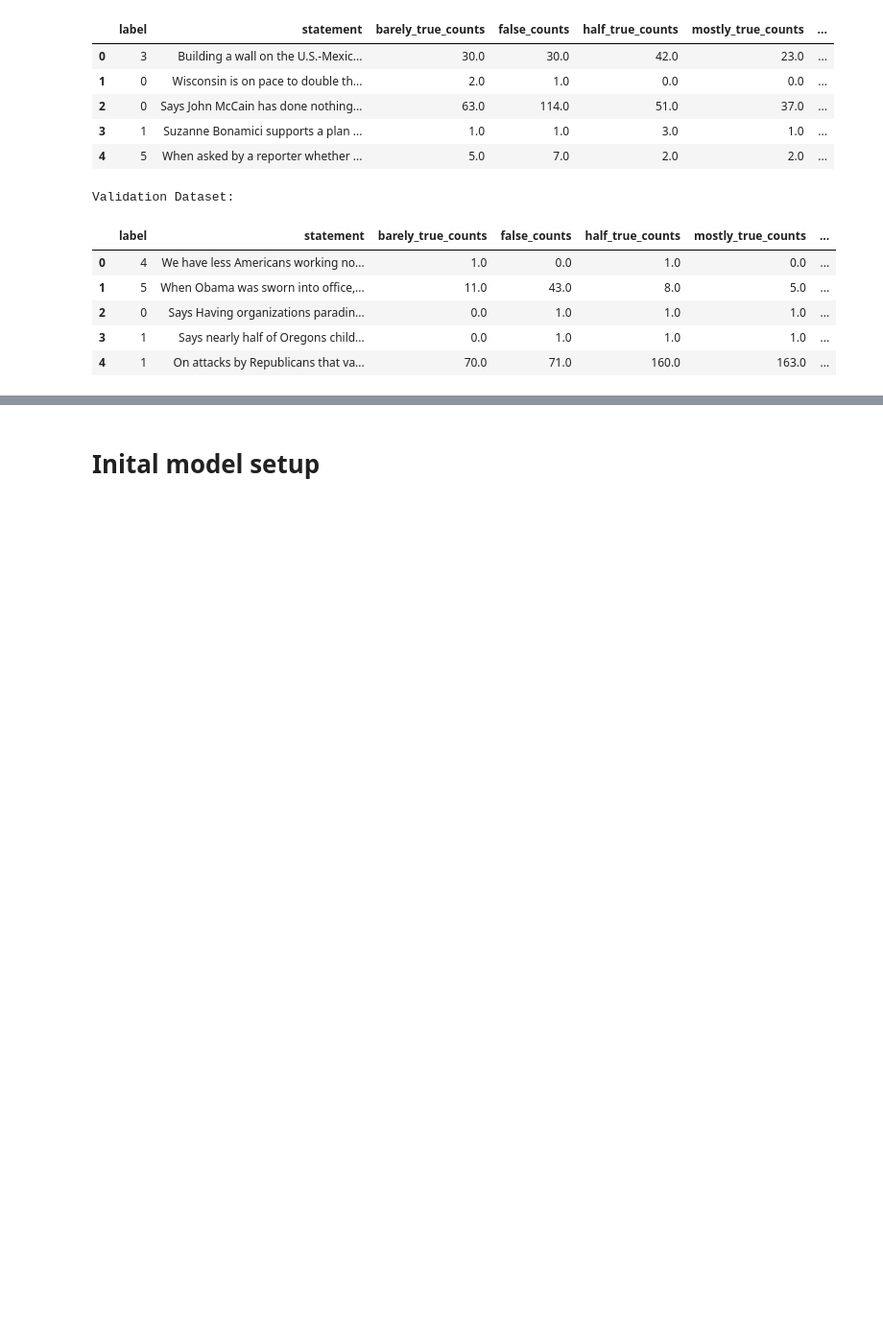
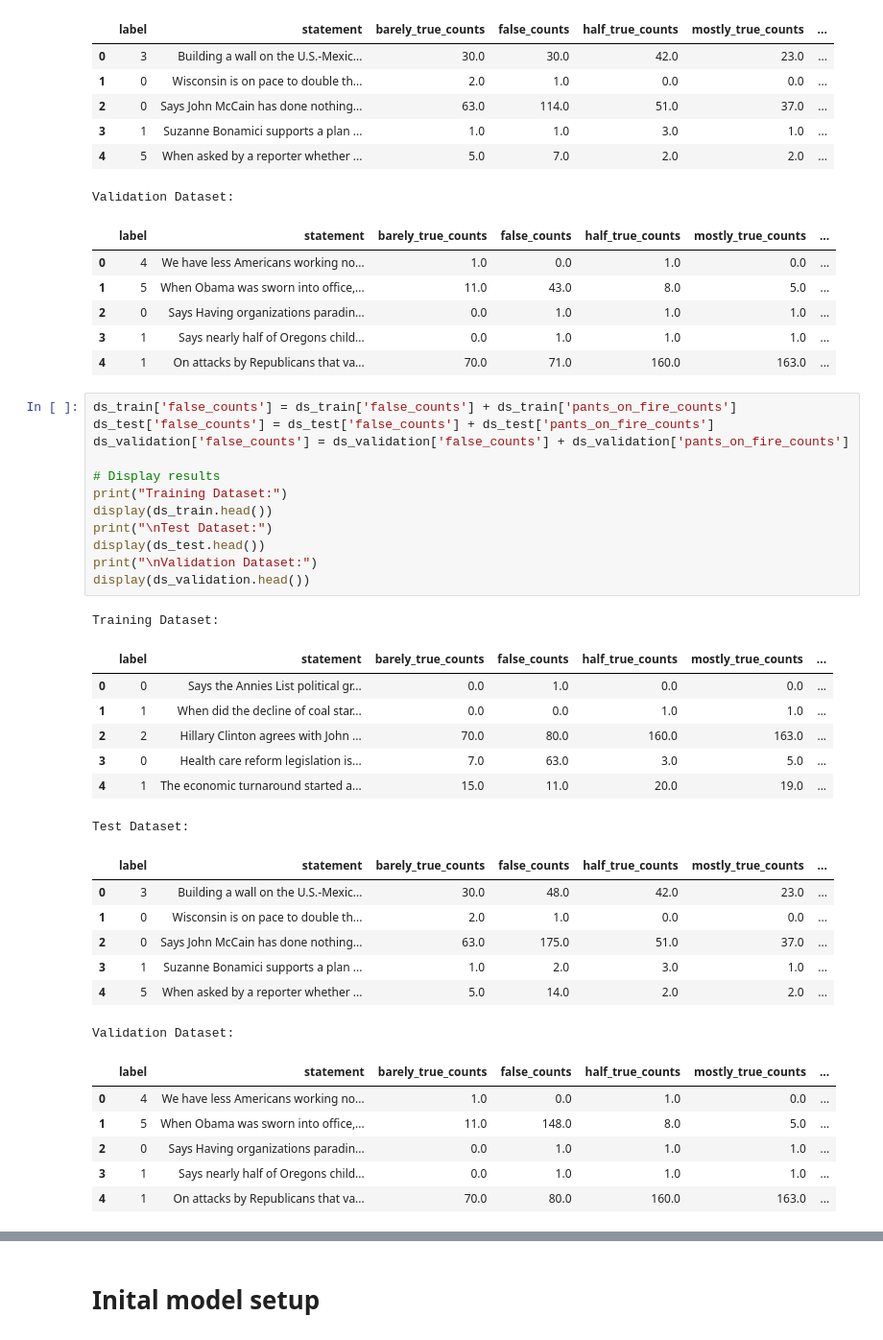
Before and after one commit to mattlundberg/Project-3, a Jupyter notebook: src/matttesting.ipynb, the cells around one changed output, grey strips where cells are left out. Shown: that part at 96% size. Cells and saved outputs as stored; diff of their text form; blank space fills up the shorter version.

```diff
--- a/src/matttesting.ipynb
+++ b/src/matttesting.ipynb
@@ -71,3 +71,37 @@ Validation Dataset:
 | 2 | 0 | Says Having organizations paradin... | 0.0 | 1.0 | 1.0 | 1.0 | ... |
 | 3 | 1 | Says nearly half of Oregons child... | 0.0 | 1.0 | 1.0 | 1.0 | ... |
 | 4 | 1 | On attacks by Republicans that va... | 70.0 | 71.0 | 160.0 | 163.0 | ... |
+# %%
+ds_train['false_counts'] = ds_train['false_counts'] + ds_train['pants_on_fire_counts']
+ds_test['false_counts'] = ds_test['false_counts'] + ds_test['pants_on_fire_counts']
+ds_validation['false_counts'] = ds_validation['false_counts'] + ds_validation['pants_on_fire_counts']
+
+# Display results
+print("Training Dataset:")
+display(ds_train.head())
+print("\nTest Dataset:")
+display(ds_test.head())
+print("\nValidation Dataset:")
+display(ds_validation.head())
+# %% [output]
+Training Dataset:
+|  | label | statement | barely_true_counts | false_counts | half_true_counts | mostly_true_counts | ... |
+| 0 | 0 | Says the Annies List political gr... | 0.0 | 1.0 | 0.0 | 0.0 | ... |
+| 1 | 1 | When did the decline of coal star... | 0.0 | 0.0 | 1.0 | 1.0 | ... |
+| 2 | 2 | Hillary Clinton agrees with John ... | 70.0 | 80.0 | 160.0 | 163.0 | ... |
+| 3 | 0 | Health care reform legislation is... | 7.0 | 63.0 | 3.0 | 5.0 | ... |
+| 4 | 1 | The economic turnaround started a... | 15.0 | 11.0 | 20.0 | 19.0 | ... |
+Test Dataset:
+|  | label | statement | barely_true_counts | false_counts | half_true_counts | mostly_true_counts | ... |
+| 0 | 3 | Building a wall on the U.S.-Mexic... | 30.0 | 48.0 | 42.0 | 23.0 | ... |
+| 1 | 0 | Wisconsin is on pace to double th... | 2.0 | 1.0 | 0.0 | 0.0 | ... |
+| 2 | 0 | Says John McCain has done nothing... | 63.0 | 175.0 | 51.0 | 37.0 | ... |
+| 3 | 1 | Suzanne Bonamici supports a plan ... | 1.0 | 2.0 | 3.0 | 1.0 | ... |
+| 4 | 5 | When asked by a reporter whether ... | 5.0 | 14.0 | 2.0 | 2.0 | ... |
+Validation Dataset:
+|  | label | statement | barely_true_counts | false_counts | half_true_counts | mostly_true_counts | ... |
+| 0 | 4 | We have less Americans working no... | 1.0 | 0.0 | 1.0 | 0.0 | ... |
+| 1 | 5 | When Obama was sworn into office,... | 11.0 | 148.0 | 8.0 | 5.0 | ... |
+| 2 | 0 | Says Having organizations paradin... | 0.0 | 1.0 | 1.0 | 1.0 | ... |
+| 3 | 1 | Says nearly half of Oregons child... | 0.0 | 1.0 | 1.0 | 1.0 | ... |
+| 4 | 1 | On attacks by Republicans that va... | 70.0 | 80.0 | 160.0 | 163.0 | ... |
```
Also changed, not shown: parts of 4 cells of this notebook, 3 other files.
